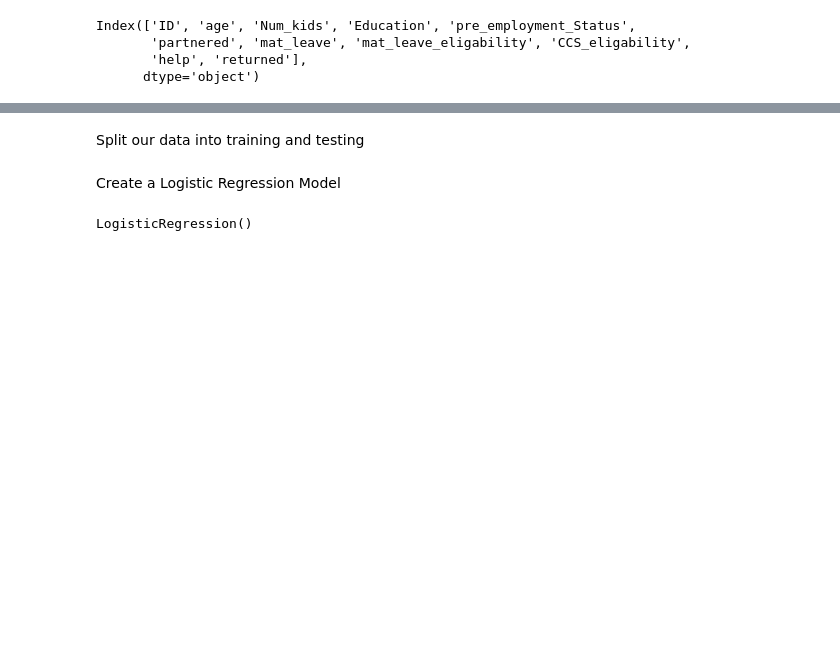
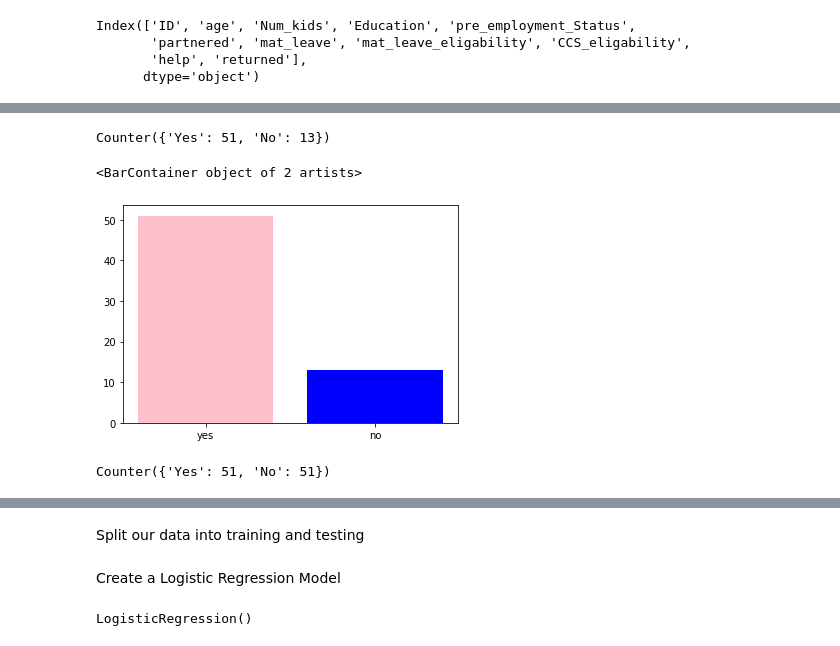
Before and after one commit to AmyAndersson/Final_Project, a Jupyter notebook: machine learning/Machine Learning_Slimmed.ipynb, the cells around one changed output, grey strips where cells are left out. Cells and saved outputs as stored; diff of their text form; code cells hidden in the pictures; blank space fills up the shorter version.

```diff
--- a/machine learning/Machine Learning_Slimmed.ipynb
+++ b/machine learning/Machine Learning_Slimmed.ipynb
@@ -55,0 +55,16 @@ X
+# %%
+# counting yes and no of returning to work
+
+from collections import Counter
+counter = Counter(y_collection)
+print(counter)
+# %% [output]
+Counter({'Yes': 51, 'No': 13})
+# %%
+bar_y = [51, 13]
+colour = ["pink", "blue"]
+bar_x= ["yes", "no"]
+plt.bar(bar_x, bar_y, color=colour)
+# %% [output]
+<BarContainer object of 2 artists>
+[figure, added]
@@ -55,0 +77,5 @@ X
+# %%
+counter = Counter(y)
+print(counter)
+# %% [output]
+Counter({'Yes': 51, 'No': 51})
```
Also changed, not shown: parts of 15 cells of this notebook, 15 other files.
